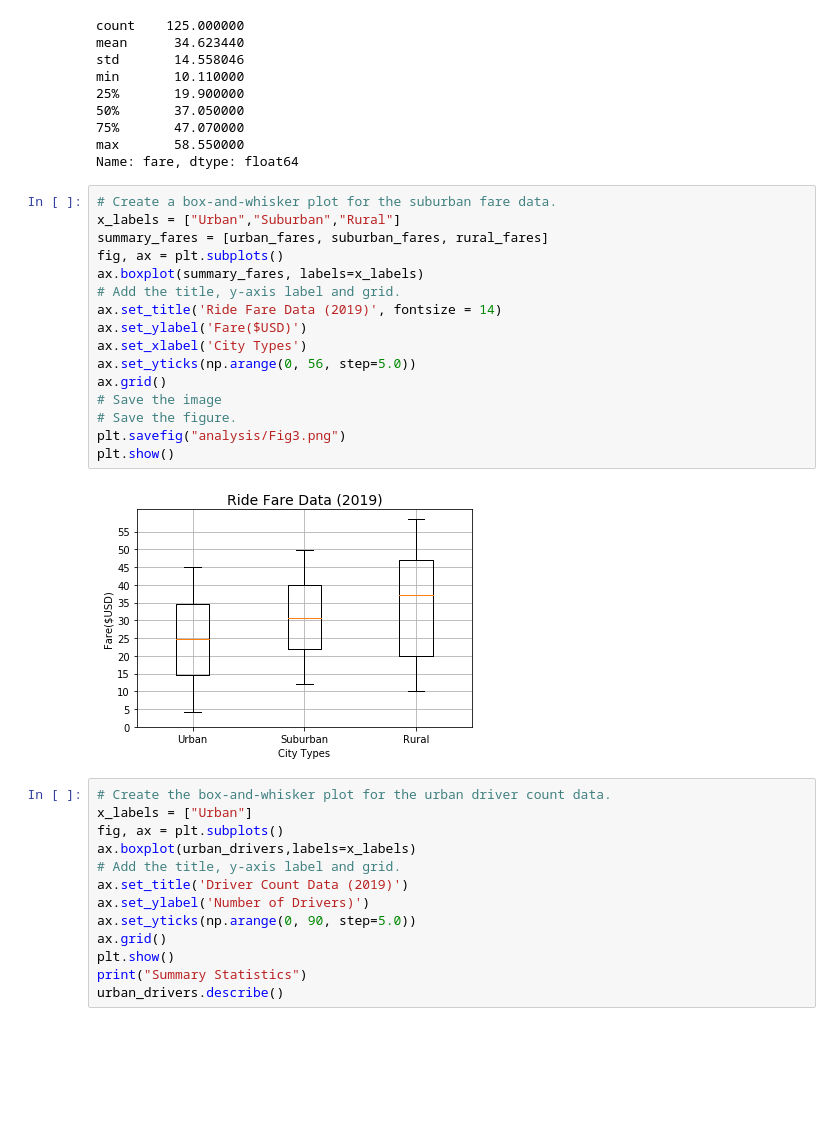
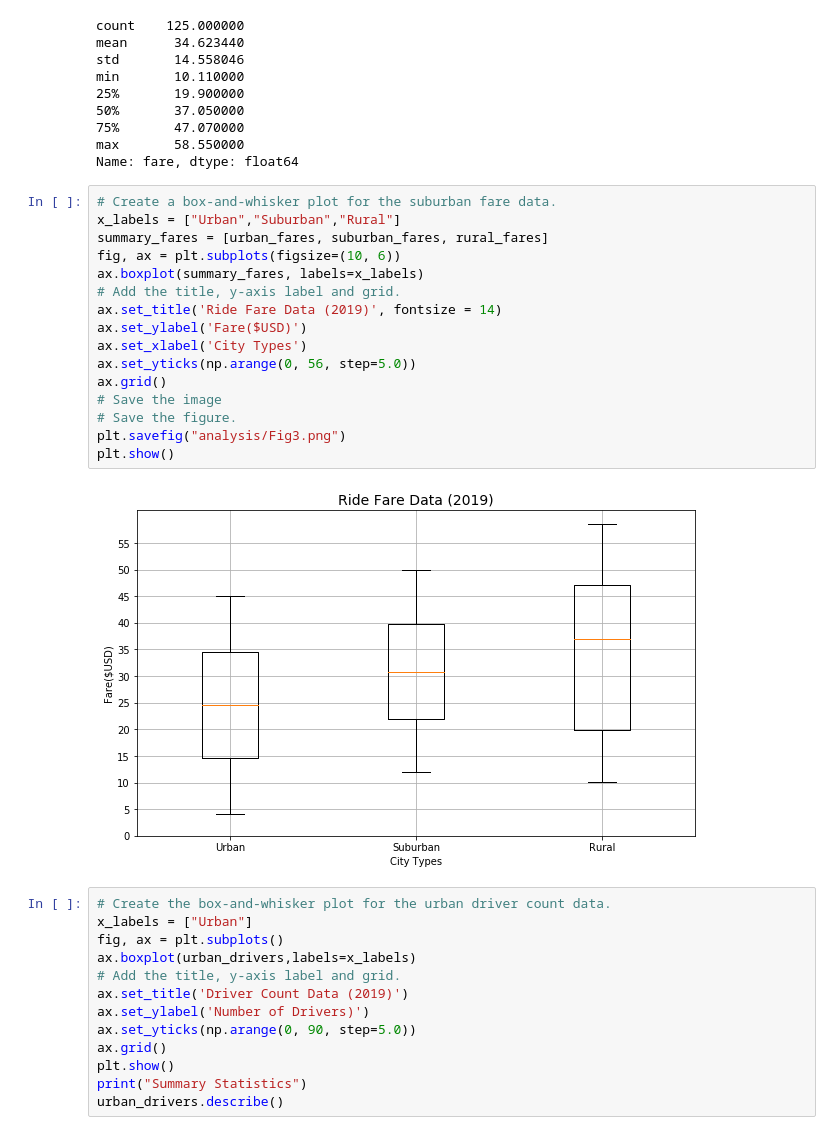
Before and after one commit to Juuune/PyBer_Analysis, a Jupyter notebook: PyBer.ipynb, the cells around one changed output. Saved outputs shown, nothing was run; the diff lists cells and outputs as text; blank space fills up the shorter version.

Commit message:
Update chart images

```diff
--- a/PyBer.ipynb
+++ b/PyBer.ipynb
@@ -688,21 +688,21 @@ Name: fare, dtype: float64
 # %%
 # Create a box-and-whisker plot for the suburban fare data.
 x_labels = ["Urban","Suburban","Rural"]
 summary_fares = [urban_fares, suburban_fares, rural_fares]
-fig, ax = plt.subplots()
+fig, ax = plt.subplots(figsize=(10, 6))
 ax.boxplot(summary_fares, labels=x_labels)
 # Add the title, y-axis label and grid.
 ax.set_title('Ride Fare Data (2019)', fontsize = 14)
 ax.set_ylabel('Fare($USD)')
 ax.set_xlabel('City Types')
 ax.set_yticks(np.arange(0, 56, step=5.0))
 ax.grid()
 # Save the image
 # Save the figure.
 plt.savefig("analysis/Fig3.png")
 plt.show()
 # %% [output]
-[figure, old version]
+[figure, new version]
 # %%
 # Create the box-and-whisker plot for the urban driver count data.
 x_labels = ["Urban"]
```
Also changed, not shown: parts of 3 cells of this notebook, 4 other files.
